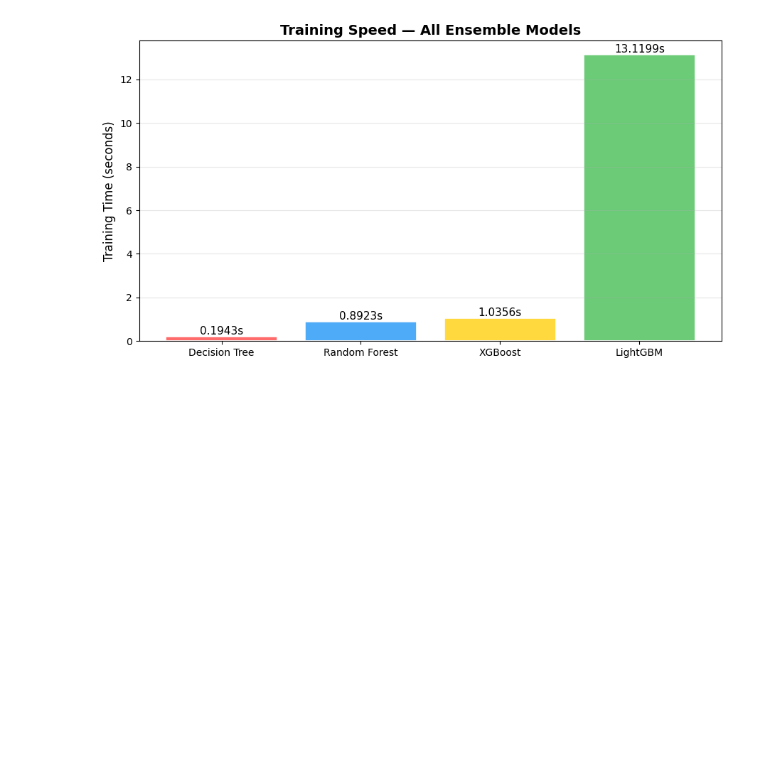
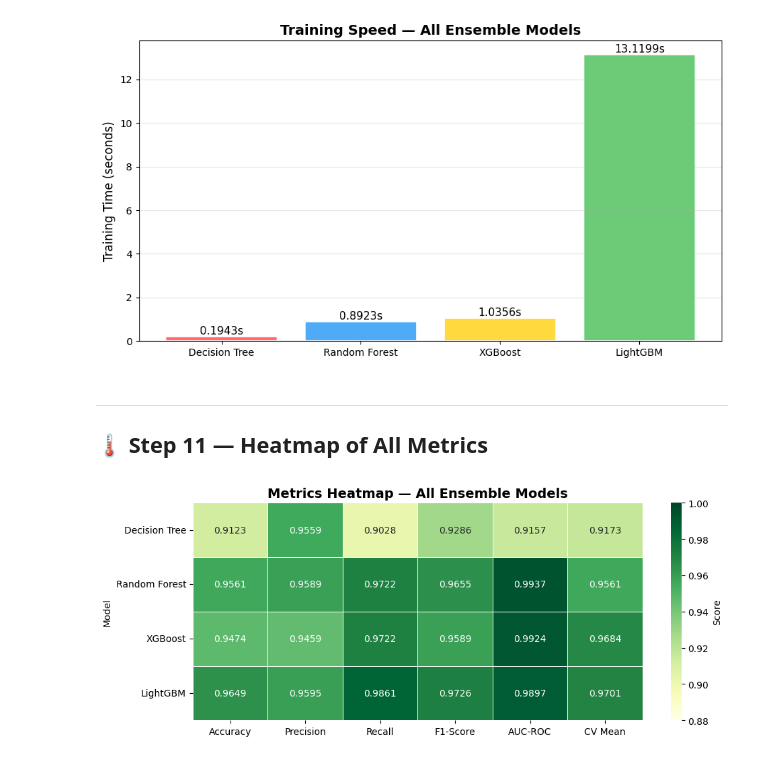
Before and after one commit to abdullah123-collab/Machine_Learning-, a Jupyter notebook: Basics/Ensemble_Methods/Comparison.ipynb, the cells around one changed output. Cells and saved outputs as stored; diff of their text form; code cells hidden in the pictures; blank space fills up the shorter version.

Commit message:
heatmap of the models

```diff
--- a/Basics/Ensemble_Methods/Comparison.ipynb
+++ b/Basics/Ensemble_Methods/Comparison.ipynb
@@ -306,3 +306,23 @@ plt.tight_layout()
 plt.show()
 # %% [output]
 [figure]
+# %% [markdown]
+---
+## 🌡️ Step 11 — Heatmap of All Metrics
+# %%
+heat_df = df[['Accuracy', 'Precision', 'Recall', 'F1-Score', 'AUC-ROC', 'CV Mean']].astype(float)
+
+plt.figure(figsize=(10, 4))
+sns.heatmap(
+    heat_df,
+    annot=True, fmt='.4f',
+    cmap='YlGn',
+    linewidths=0.5,
+    vmin=0.88, vmax=1.00,
+    cbar_kws={'label': 'Score'}
+)
+plt.title('Metrics Heatmap — All Ensemble Models', fontsize=14, fontweight='bold')
+plt.tight_layout()
+plt.show()
+# %% [output]
+[figure, added]
```
